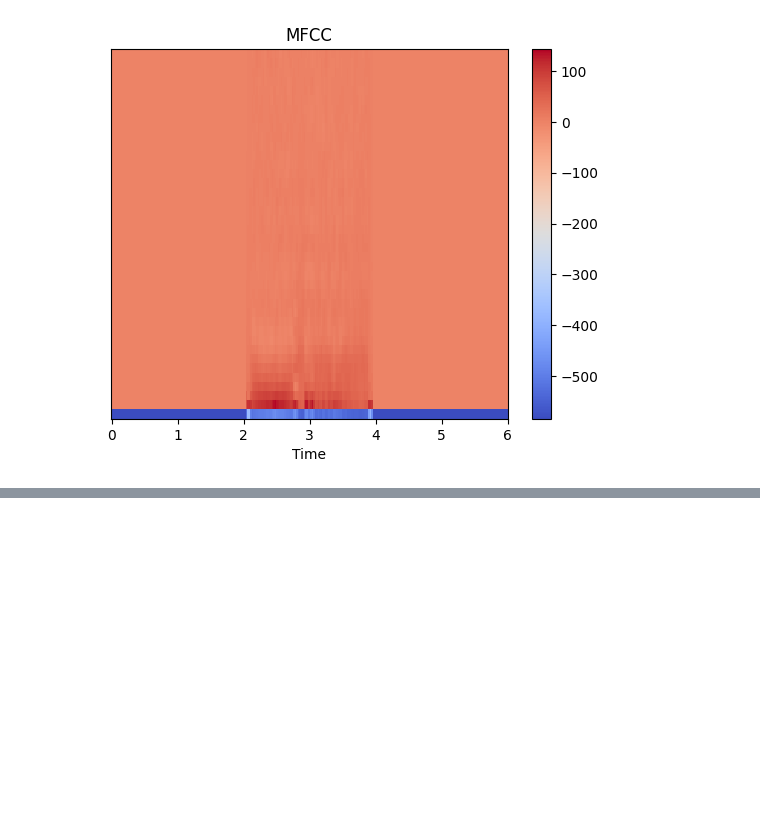
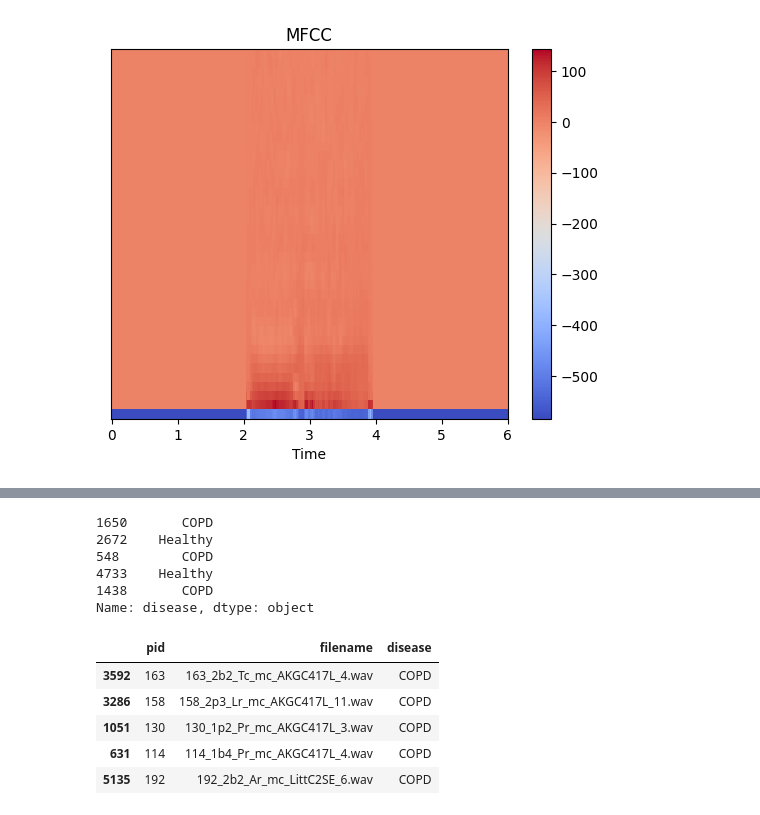
Before and after one commit to adityahbapat/Respiratory-Disorder-Classification-Based-on-Lung-Auscultation-Sounds, a Jupyter notebook: respiratory_disorder_classification.ipynb, the cells around one changed output, grey strips where cells are left out. Drawn from its saved outputs; the diff is of its cells as text; code cells hidden in the pictures; blank space fills up the shorter version.

```diff
--- a/respiratory_disorder_classification.ipynb
+++ b/respiratory_disorder_classification.ipynb
@@ -496,0 +502,18 @@ Further Steps:
+# %%
+ytrain.head()
+# %% [output]
+1650       COPD
+2672    Healthy
+548        COPD
+4733    Healthy
+1438       COPD
+Name: disease, dtype: object
+# %%
+Xval.head()
+# %% [output]
+|  | pid | filename | disease |
+| 3592 | 163 | 163_2b2_Tc_mc_AKGC417L_4.wav | COPD |
+| 3286 | 158 | 158_2p3_Lr_mc_AKGC417L_11.wav | COPD |
+| 1051 | 130 | 130_1p2_Pr_mc_AKGC417L_3.wav | COPD |
+| 631 | 114 | 114_1b4_Pr_mc_AKGC417L_4.wav | COPD |
+| 5135 | 192 | 192_2b2_Ar_mc_LittC2SE_6.wav | COPD |
```
Also changed, not shown: parts of 5 cells of this notebook, 2 other files.
